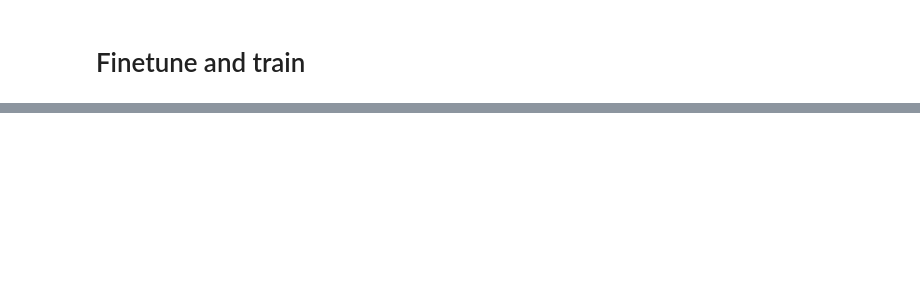
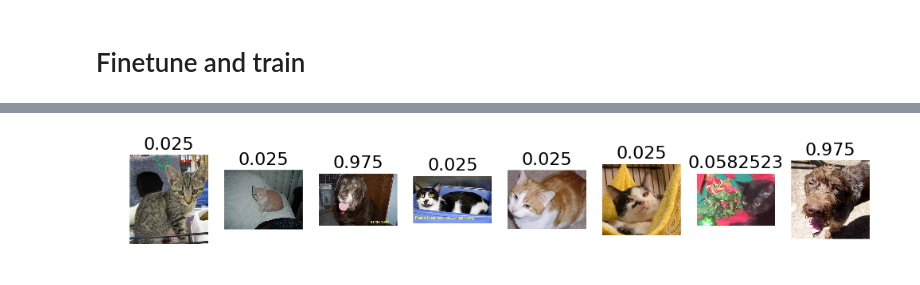
Before and after one commit to MarekKZielinski/courses, a Jupyter notebook: deeplearning1/nbs/Dogs vs Cats Redux.ipynb, the cells around one changed output, grey strips where cells are left out. Cells and saved outputs as stored; diff of their text form; code cells hidden in the pictures; blank space fills up the shorter version.

```diff
--- a/deeplearning1/nbs/Dogs vs Cats Redux.ipynb
+++ b/deeplearning1/nbs/Dogs vs Cats Redux.ipynb
@@ -115,0 +175,6 @@ print(len(isdog))
+# %%
+f_names = permutation(filenames)[:n_view]
+idx = [pattern.search(x).group() for x in f_names]
+plot_idx(f_names,list(df.loc[np.array(idx).astype(int),'label']))
+# %% [output]
+[figure, added]
```
Also changed, not shown: parts of 64 cells of this notebook, 2 other files.
